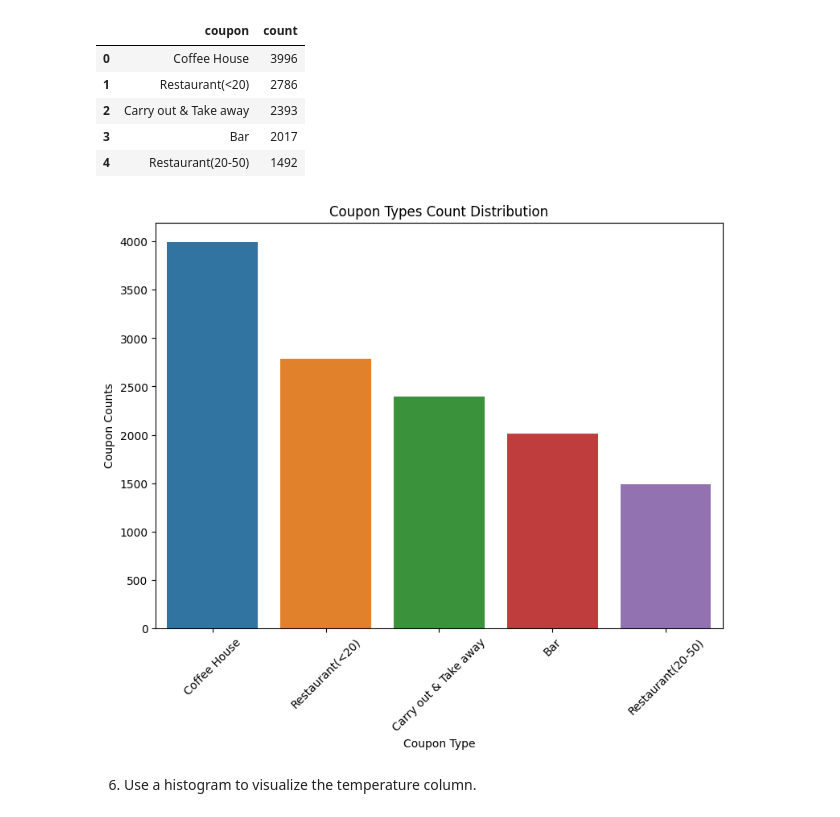
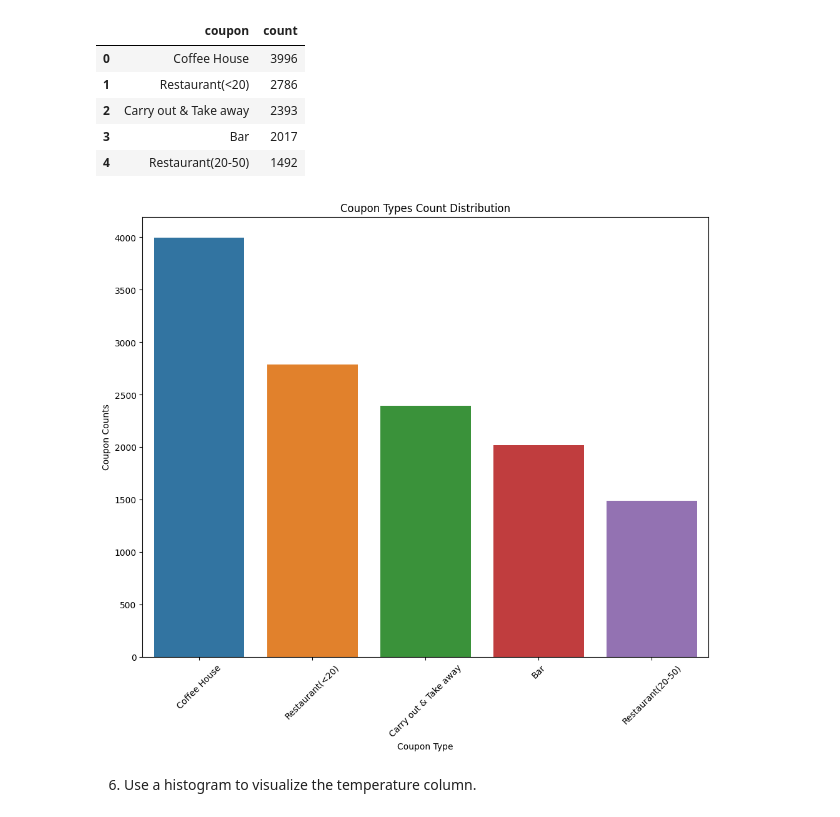
Before and after one commit to atewari-bot/driving-coupon, a Jupyter notebook: prompt.ipynb, the cells around one changed output. Drawn from its saved outputs; the diff is of its cells as text; code cells hidden in the pictures.

```diff
--- a/prompt.ipynb
+++ b/prompt.ipynb
@@ -413,17 +413,17 @@ coupon
 | 4 | Restaurant(20-50) | 1492 |
 # %%
 # Bar plot visualization for coupon types
-plt.figure(figsize=(8, 6))
+plt.figure(figsize=(10, 8))
 sns.barplot(coupon, x='coupon', y='count', hue='coupon')
 plt.title('Coupon Types Count Distribution')
 plt.xlabel('Coupon Type')
 plt.ylabel('Coupon Counts')
 plt.tight_layout()
 plt.xticks(rotation=45)
 plt.savefig("images/coupons_types_distribution.png")
 plt.show()
 # %% [output]
-[figure, old version]
+[figure, new version]
 # %% [markdown]
 6. Use a histogram to visualize the temperature column.
 # %%
```
Also changed, not shown: parts of 2 cells of this notebook, 5 other files.
